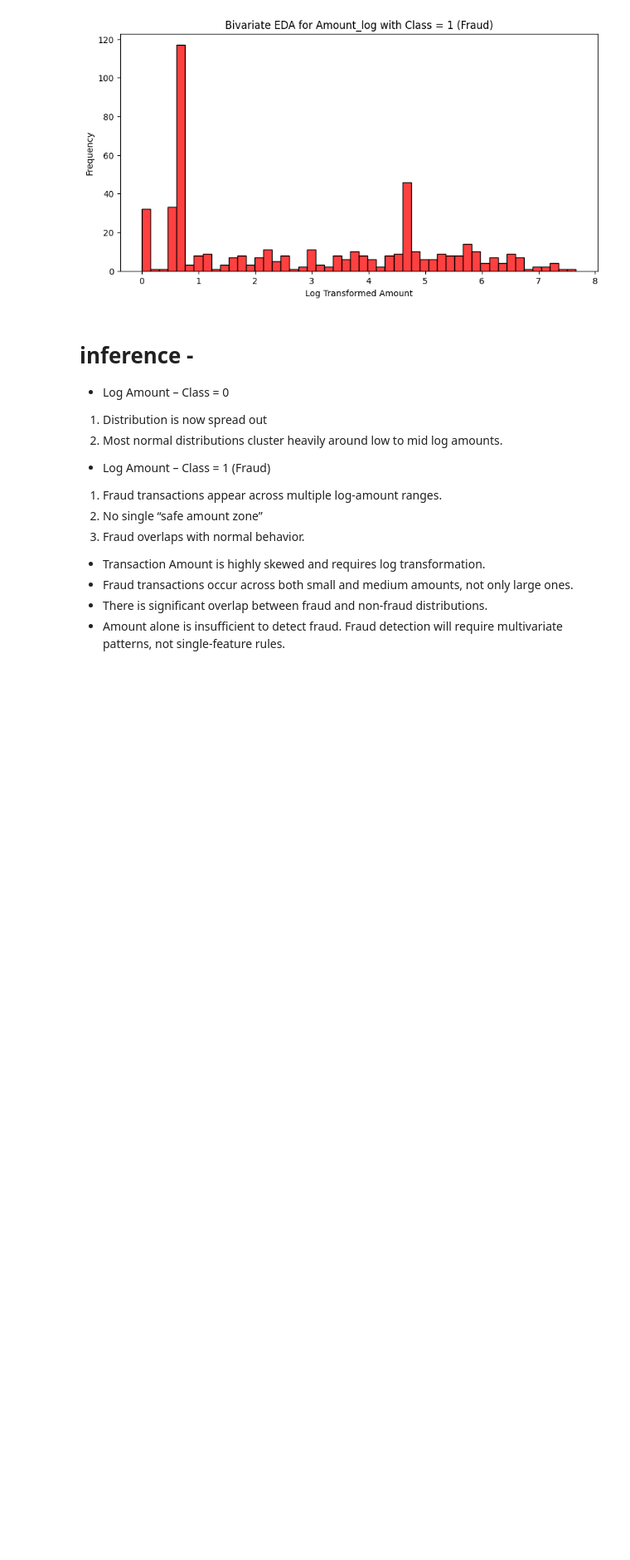
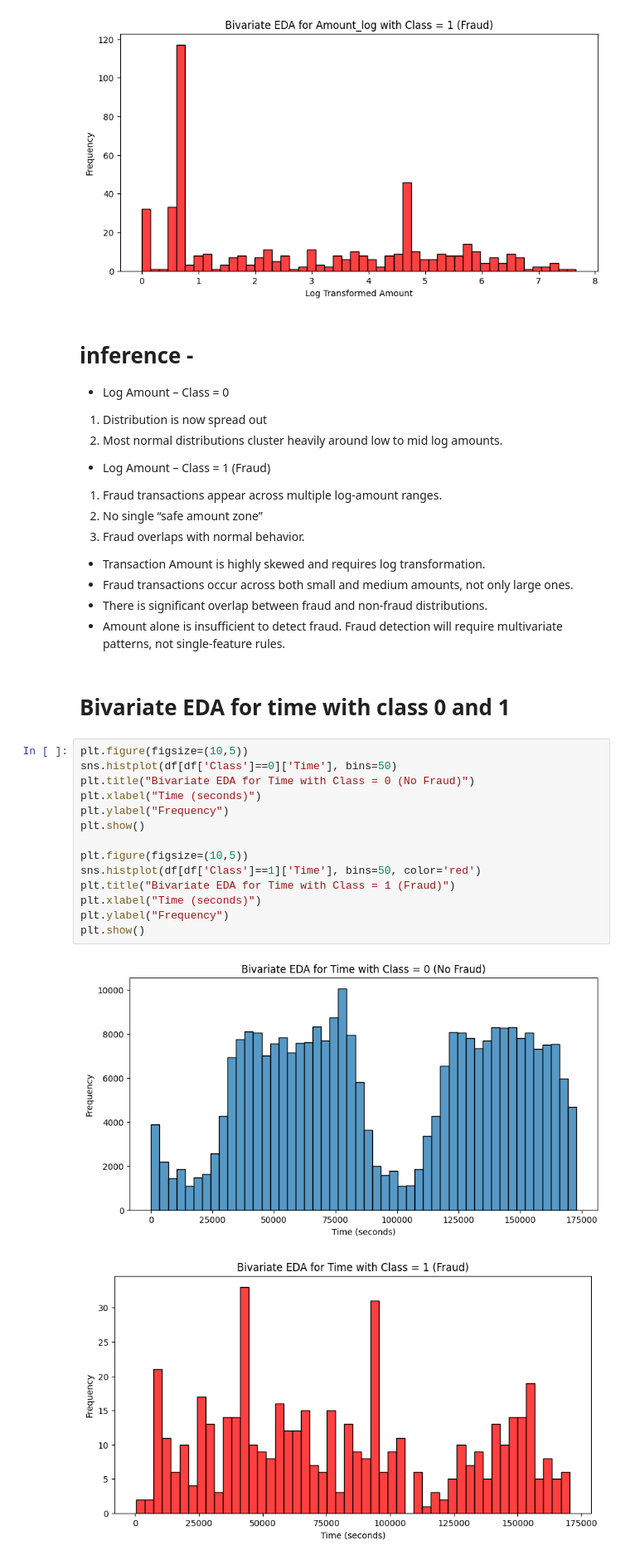
Before and after one commit to codebynishhhi/credit-card-fraud-detection_problem, a Jupyter notebook: notebooks/data_understanding.ipynb, the cells around one changed output. Shown: that part at 83% size. Cells and saved outputs as stored; diff of their text form; blank space fills up the shorter version.

Commit message:
Completed Bivariate EDA with Time & Class 0 and 1 and wrote the inferences

```diff
--- a/notebooks/data_understanding.ipynb
+++ b/notebooks/data_understanding.ipynb
@@ -238,3 +238,22 @@ plt.show()
 - Fraud transactions occur across both small and medium amounts, not only large ones.
 - There is significant overlap between fraud and non-fraud distributions.
 - Amount alone is insufficient to detect fraud. Fraud detection will require multivariate patterns, not single-feature rules.
+# %% [markdown]
+# Bivariate EDA for time with class 0 and 1
+# %%
+plt.figure(figsize=(10,5))
+sns.histplot(df[df['Class']==0]['Time'], bins=50)
+plt.title("Bivariate EDA for Time with Class = 0 (No Fraud)")
+plt.xlabel("Time (seconds)")
+plt.ylabel("Frequency")
+plt.show()
+
+plt.figure(figsize=(10,5))
+sns.histplot(df[df['Class']==1]['Time'], bins=50, color='red')
+plt.title("Bivariate EDA for Time with Class = 1 (Fraud)")
+plt.xlabel("Time (seconds)")
+plt.ylabel("Frequency")
+plt.show()
+# %% [output]
+[figure, added]
+[figure, added]
```
Also changed, not shown: parts of 1 cell of this notebook.
